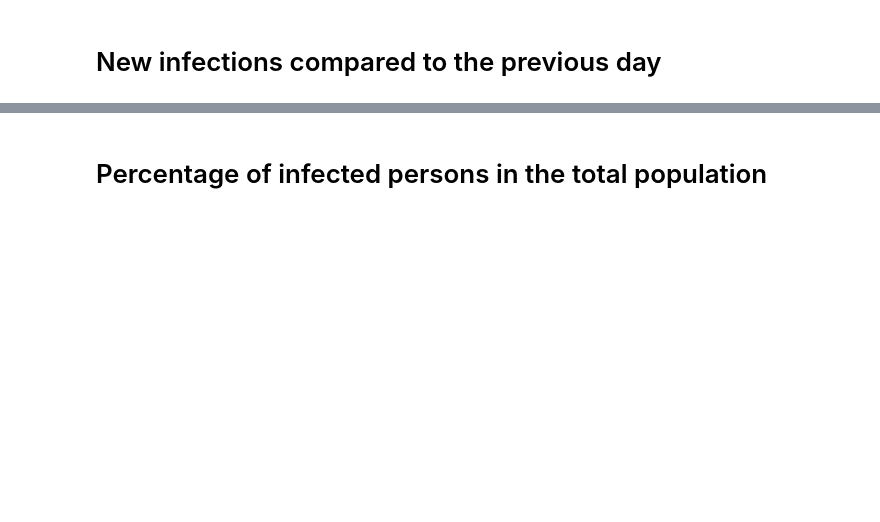
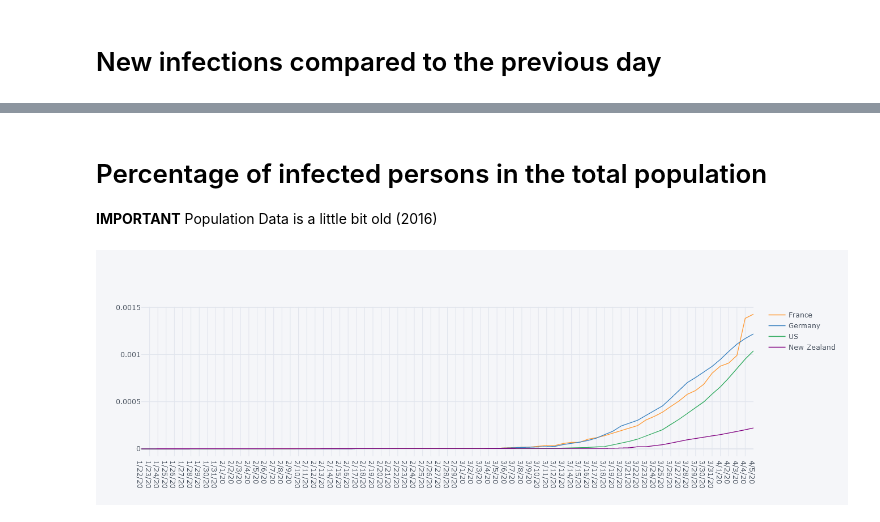
Before and after one commit to Energy23/corona_jupyternotebooks, a Jupyter notebook: visualisations.ipynb, the cells around one changed output, grey strips where cells are left out. Cells and saved outputs as stored; diff of their text form; code cells hidden in the pictures; blank space fills up the shorter version.

```diff
--- a/visualisations.ipynb
+++ b/visualisations.ipynb
@@ -83,18 +152,19 @@ growth.iloc[n:].iplot()
 # %% [markdown]
 # Percentage of infected persons in the total population
+**IMPORTANT** Population Data is a little bit old (2016)
+# %%
+# Import population data from population.json to dict
+import json
+population = {}
+with open('population.json') as json_file:
+    data = json.load(json_file)
+for c in data:
+    population[c['country']] = int(c['population'])
 # %%
-# Data from 2017
-population = {
-    'Germany': 82114224,
-    'Italy': 59359900,
-    'US': 327200000,
-    'France': 64979548,
-    'Spain': 46354321,
-    'United Kingdom': 66181585,
-    'Netherlands': 17035938
-}
 df_percentage = df_cleaned.copy()
 
 for c in countries:
     df_percentage[c]=df_percentage[c].apply(lambda x: x/population[c] if x != 0 else 0)
 df_percentage.iplot()
+# %% [output]
+[figure, added]
```
Also changed, not shown: parts of 12 cells of this notebook, 1 other file.
